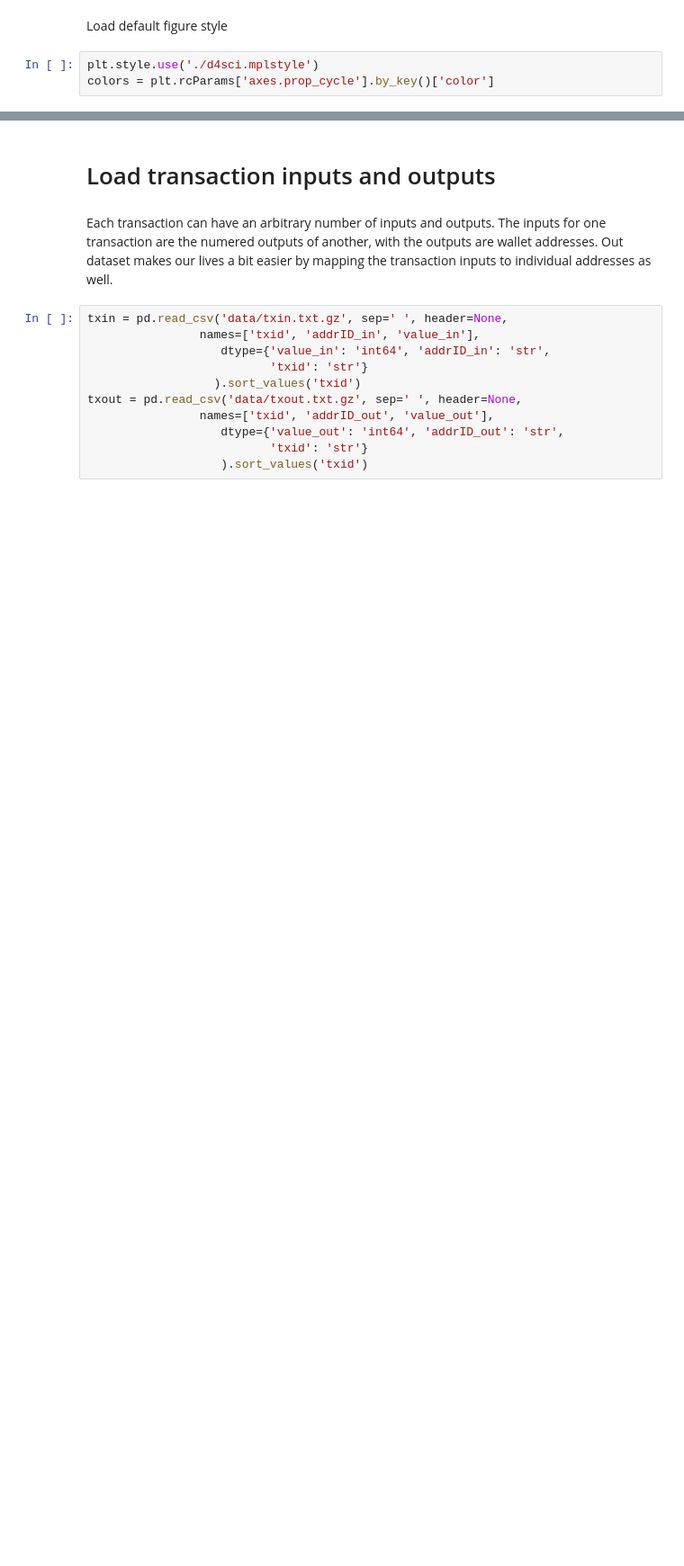
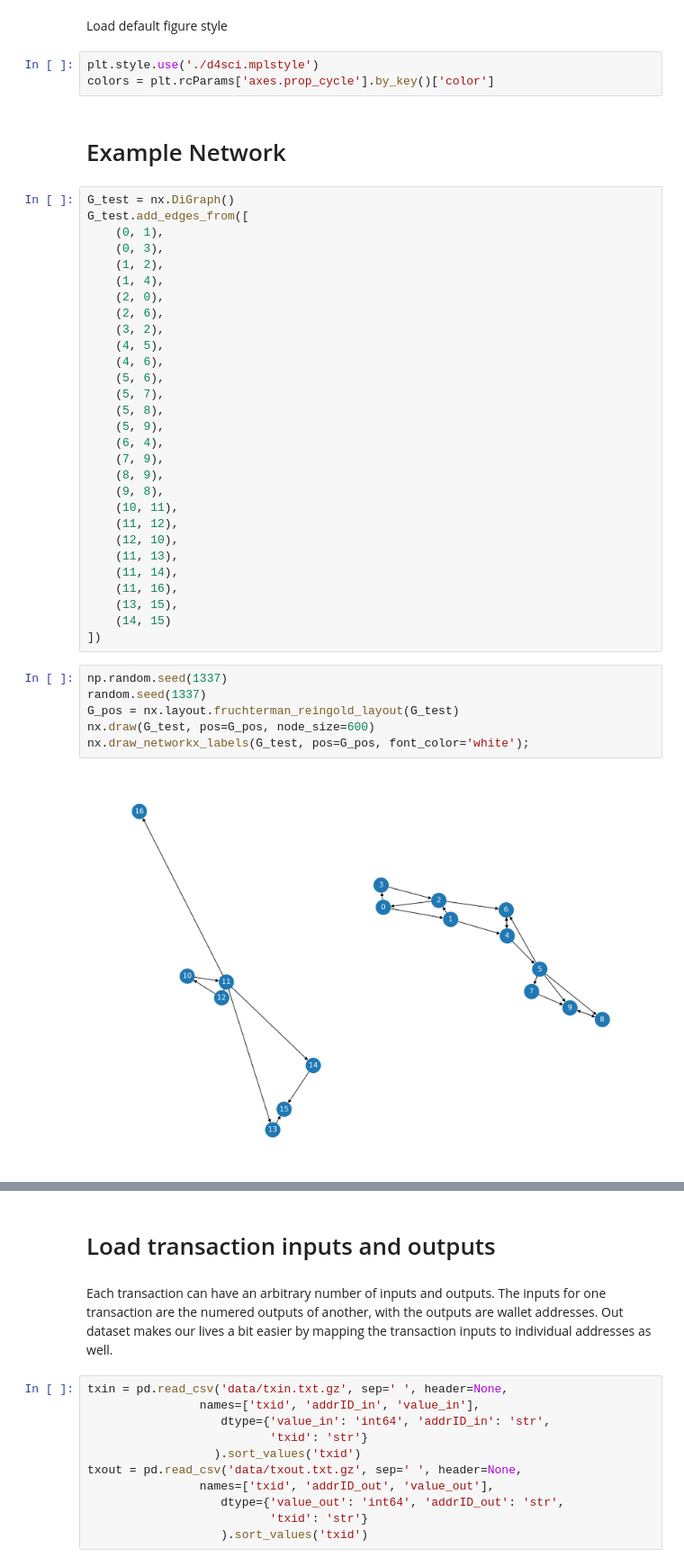
Before and after one commit to DataForScience/PyData2021, a Jupyter notebook: 3. Graph Connectivity.ipynb, the cells around one changed output, grey strips where cells are left out. Shown at 90% size. Drawn from its saved outputs; the diff is of its cells as text; blank space fills up the shorter version.

Commit message:
graph connectivity

```diff
--- a/3. Graph Connectivity.ipynb
+++ b/3. Graph Connectivity.ipynb
@@ -58,3 +57,42 @@ Load default figure style
 # %%
 plt.style.use('./d4sci.mplstyle')
 colors = plt.rcParams['axes.prop_cycle'].by_key()['color']
+# %% [markdown]
+# Example Network
+# %%
+G_test = nx.DiGraph()
+G_test.add_edges_from([
+    (0, 1),
+    (0, 3),
+    (1, 2),
+    (1, 4),
+    (2, 0),
+    (2, 6),
+    (3, 2),
+    (4, 5),
+    (4, 6),
+    (5, 6),
+    (5, 7),
+    (5, 8),
+    (5, 9),
+    (6, 4),
+    (7, 9),
+    (8, 9),
+    (9, 8),
+    (10, 11),
+    (11, 12),
+    (12, 10),
+    (11, 13),
+    (11, 14),
+    (11, 16),
+    (13, 15),
+    (14, 15)
+])
+# %%
+np.random.seed(1337)
+random.seed(1337)
+G_pos = nx.layout.fruchterman_reingold_layout(G_test)
+nx.draw(G_test, pos=G_pos, node_size=600)
+nx.draw_networkx_labels(G_test, pos=G_pos, font_color='white');
+# %% [output]
+[figure, added]
```
Also changed, not shown: parts of 21 cells of this notebook, 4 other files.
